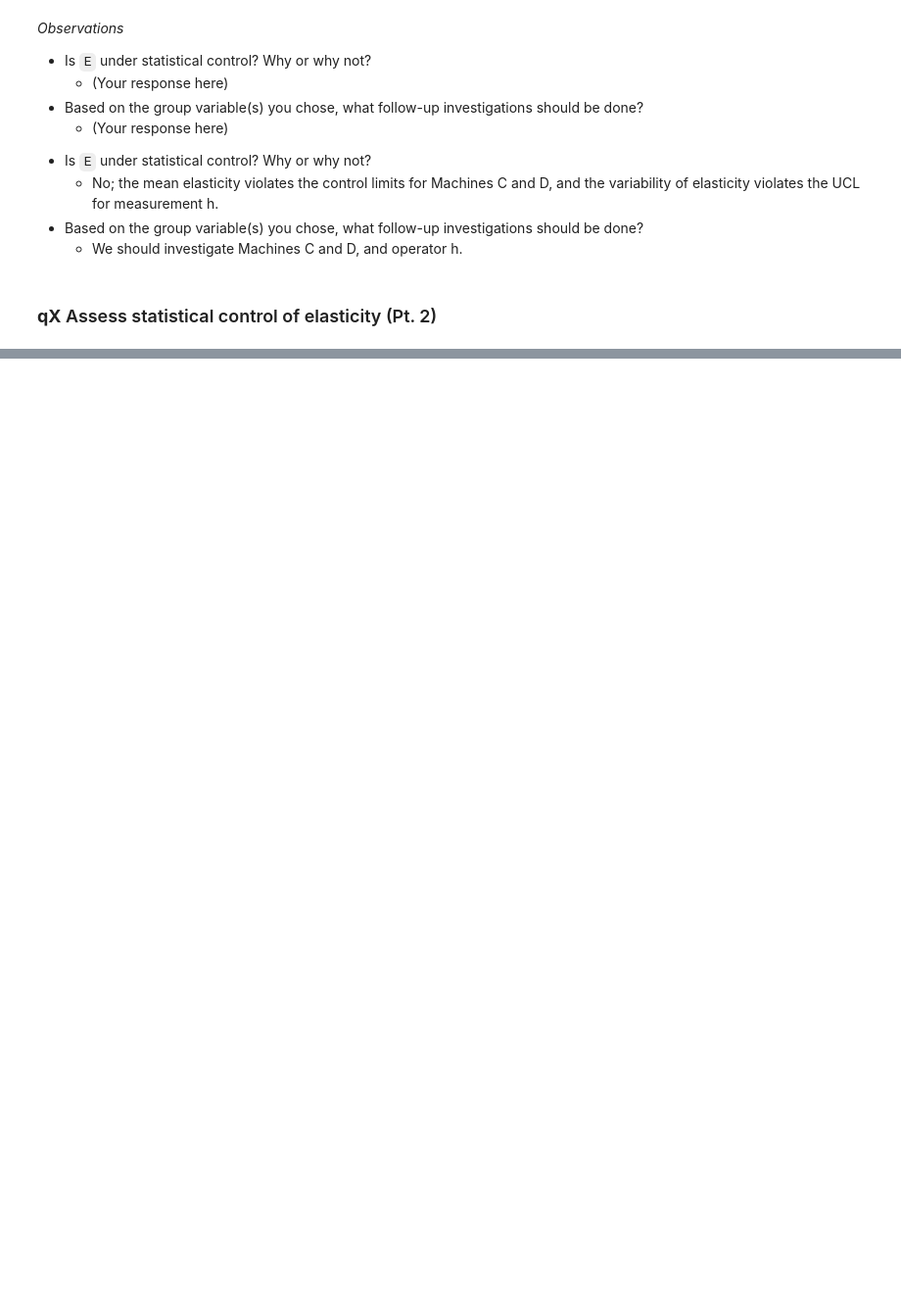
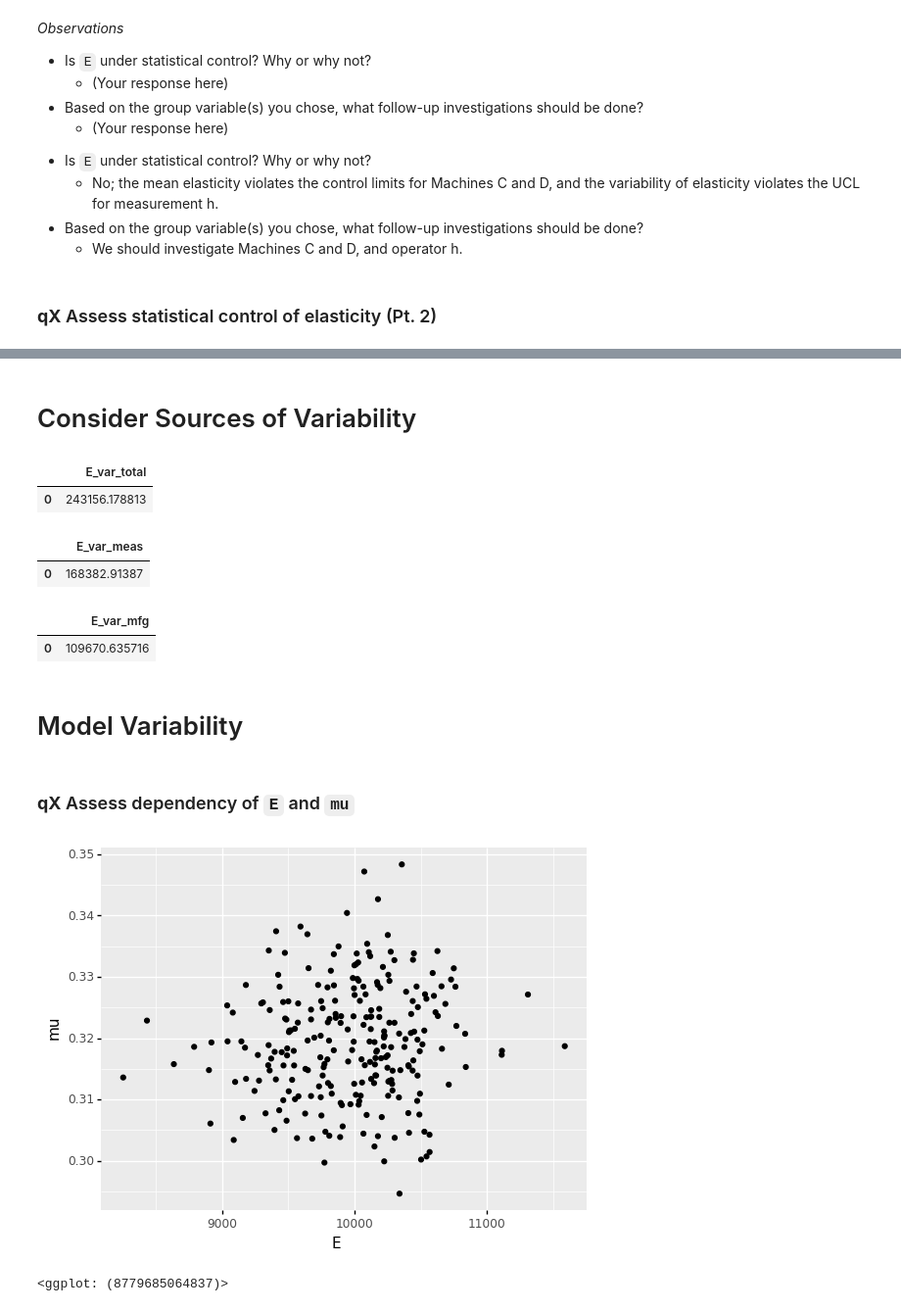
Before and after one commit to zdelrosario/evc-course, a Jupyter notebook: challenges/c05-plates-master.ipynb, the cells around one changed output, grey strips where cells are left out. Shown at 98% size. Cells and saved outputs as stored; diff of their text form; code cells hidden in the pictures; blank space fills up the shorter version.

Commit message:
outline SPC and variability sections

```diff
--- a/challenges/c05-plates-master.ipynb
+++ b/challenges/c05-plates-master.ipynb
@@ -283,0 +329,48 @@ See the caveats in the documentation: https://pandas.pydata.org/pandas-docs/stab
+# %% [markdown]
+# Consider Sources of Variability
+# %%
+df_sub = (
+    df_data
+    >> gr.tf_filter(
+        DF.t == 0.250,
+        DF.id_machine != "C",
+        DF.id_measurement != "h",
+    )
+)
+# %%
+(
+    df_sub
+    >> gr.tf_summarize(E_var_total=gr.var(DF.E))
+)
+# %% [output]
+|  | E_var_total |
+| 0 | 243156.178813 |
+# %%
+(
+    df_sub
+    >> gr.tf_group_by(DF.t, DF.id_specimen)
+    >> gr.tf_summarize(
+        E_var=gr.var(DF.E),
+    )
+    >> gr.tf_ungroup()
+    >> gr.tf_summarize(E_var_meas=gr.mean(DF.E_var))
+)
+# %% [output]
+|  | E_var_meas |
+| 0 | 168382.91387 |
+# %%
+(
+    df_sub
+    >> gr.tf_group_by(DF.t, DF.id_specimen)
+    >> gr.tf_summarize(
+        mu=gr.mean(DF.mu),
+        E=gr.mean(DF.E),
+    )
+    >> gr.tf_ungroup()
+    >> gr.tf_summarize(
+        E_var_mfg=gr.var(DF.E)
+    )
+)
+# %% [output]
+|  | E_var_mfg |
+| 0 | 109670.635716 |
@@ -283,0 +387,13 @@ See the caveats in the documentation: https://pandas.pydata.org/pandas-docs/stab
+# %% [markdown]
+# Model Variability
+# %% [markdown]
+### __qX__ Assess dependency of `E` and `mu`
+# %%
+(
+    df_sub
+    >> gr.ggplot(gr.aes("E", "mu"))
+    + gr.geom_point()
+)
+# %% [output]
+[figure, added]
+<ggplot: (8779685064837)>
```
Also changed, not shown: parts of 22 cells of this notebook.
